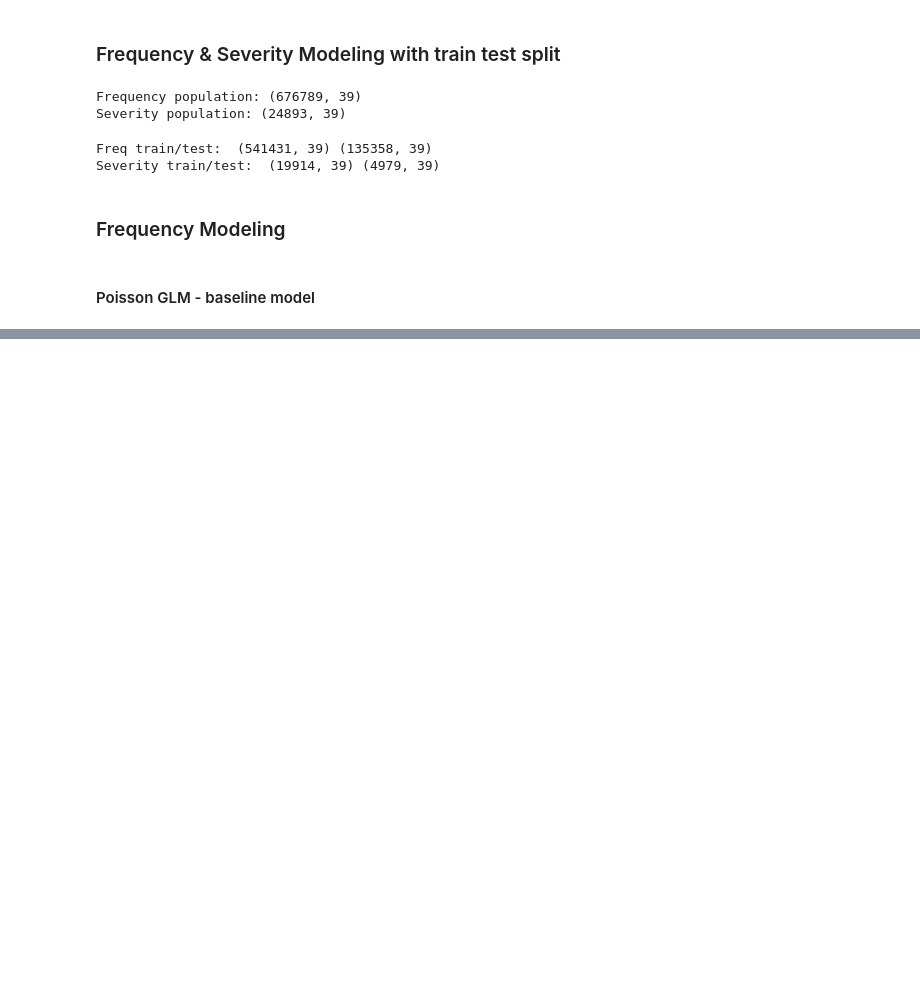
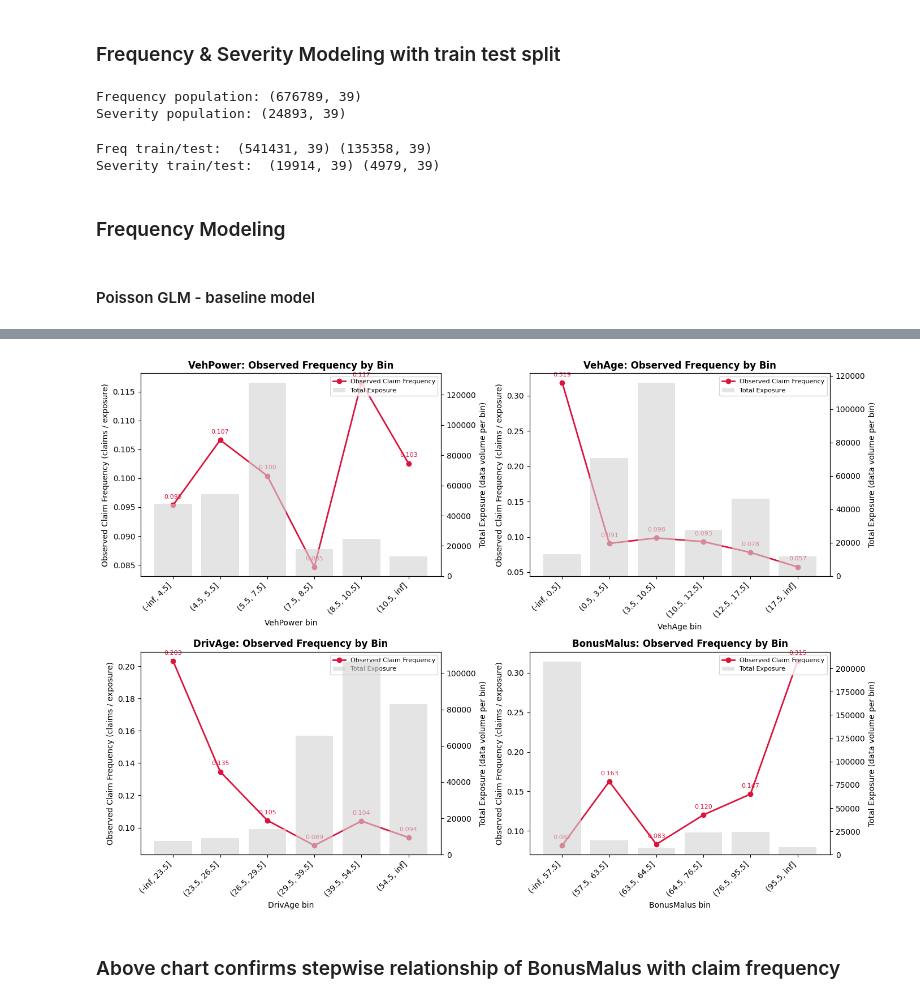
Before and after one commit to akshu981/Insurance-Underwriting-Pricing-Model, a Jupyter notebook: notebooks/Cleaning & Feature Engineering.ipynb, the cells around one changed output, grey strips where cells are left out. Drawn from its saved outputs; the diff is of its cells as text; code cells hidden in the pictures; blank space fills up the shorter version.

Commit message:
Add GLM v3: tree-based binning for VehPower, VehAge, DrivAge, BonusMalus + interaction term

```diff
--- a/notebooks/Cleaning & Feature Engineering.ipynb
+++ b/notebooks/Cleaning & Feature Engineering.ipynb
@@ -277,0 +425,20 @@ Underwriting should tighten appetite in these high-frequency cells and grow sele
+# %%
+from sklearn.tree import DecisionTreeRegressor
+
+def get_tree_bins(train_df, col, max_leaf_nodes=6, min_samples_leaf=0.02):
+    X = train_df[[col]].values
+    y = train_df['ClaimNb'] / train_df['Exposure']  # observed frequency (rate, not count)
+    w = train_df['Exposure'].values                  # exposure as weight
+    tree = DecisionTreeRegressor(max_leaf_nodes=max_leaf_nodes, min_samples_leaf=min_samples_leaf)
+    tree.fit(X, y, sample_weight=w)
+    thresholds = sorted(set(tree.tree_.threshold[tree.tree_.threshold != -2]))
+    return [-np.inf] + thresholds + [np.inf]
+
+bin_vars = ['VehPower', 'VehAge', 'DrivAge', 'BonusMalus']
+bins = {}
+for col in bin_vars:
+    edges = get_tree_bins(freq_train, col)
+    bins[col] = edges
+    freq_train[f'{col}_bin'] = pd.cut(freq_train[col], bins=edges)
+    freq_test[f'{col}_bin']  = pd.cut(freq_test[col],  bins=edges)  # same edges as train — no leakage
+    print(col, "-> bin edges:", edges)
@@ -277,0 +450,42 @@ Underwriting should tighten appetite in these high-frequency cells and grow sele
+# %%
+import matplotlib.pyplot as plt
+
+fig, axes = plt.subplots(2, 2, figsize=(14, 10))
+axes = axes.flatten()
+
+for ax, col in zip(axes, bin_vars):
+    summary = freq_train.groupby(f'{col}_bin', observed=True).apply(
+        lambda g: pd.Series({
+            'observed_freq': g['ClaimNb'].sum() / g['Exposure'].sum(),
+            'exposure': g['Exposure'].sum()
+        })
+    ).reset_index()
+
+    bar_labels = summary[f'{col}_bin'].astype(str)
+    ax2 = ax.twinx()
+
+    bars = ax2.bar(bar_labels, summary['exposure'], color='lightgray', alpha=0.6, zorder=1, label='Total Exposure')
+    ax2.set_ylabel('Total Exposure (data volume per bin)')
+
+    line, = ax.plot(bar_labels, summary['observed_freq'], color='crimson', marker='o',
+                     linewidth=2, zorder=2, label='Observed Claim Frequency')
+    ax.set_ylabel('Observed Claim Frequency (claims / exposure)')
+    ax.set_xlabel(f'{col} bin')
+    ax.set_title(f'{col}: Observed Frequency by Bin', fontsize=12, fontweight='bold')
+    ax.set_xticklabels(bar_labels, rotation=45, ha='right')
+
+    # Annotate each point with its exact frequency value
+    for x, y in zip(bar_labels, summary['observed_freq']):
+        ax.annotate(f'{y:.3f}', (x, y), textcoords="offset points", xytext=(0, 8),
+                    ha='center', fontsize=8, color='crimson')
+
+    # Combined legend pulling from both axes
+    lines = [line, bars]
+    ax.legend(lines, [l.get_label() for l in lines], loc='upper right', fontsize=8)
+
+plt.tight_layout()
+plt.show()
+# %% [output]
+[figure, added]
+# %% [markdown]
+### Above chart confirms stepwise relationship of BonusMalus with claim frequency
```
Also changed, not shown: parts of 22 cells of this notebook, 1 other file.
